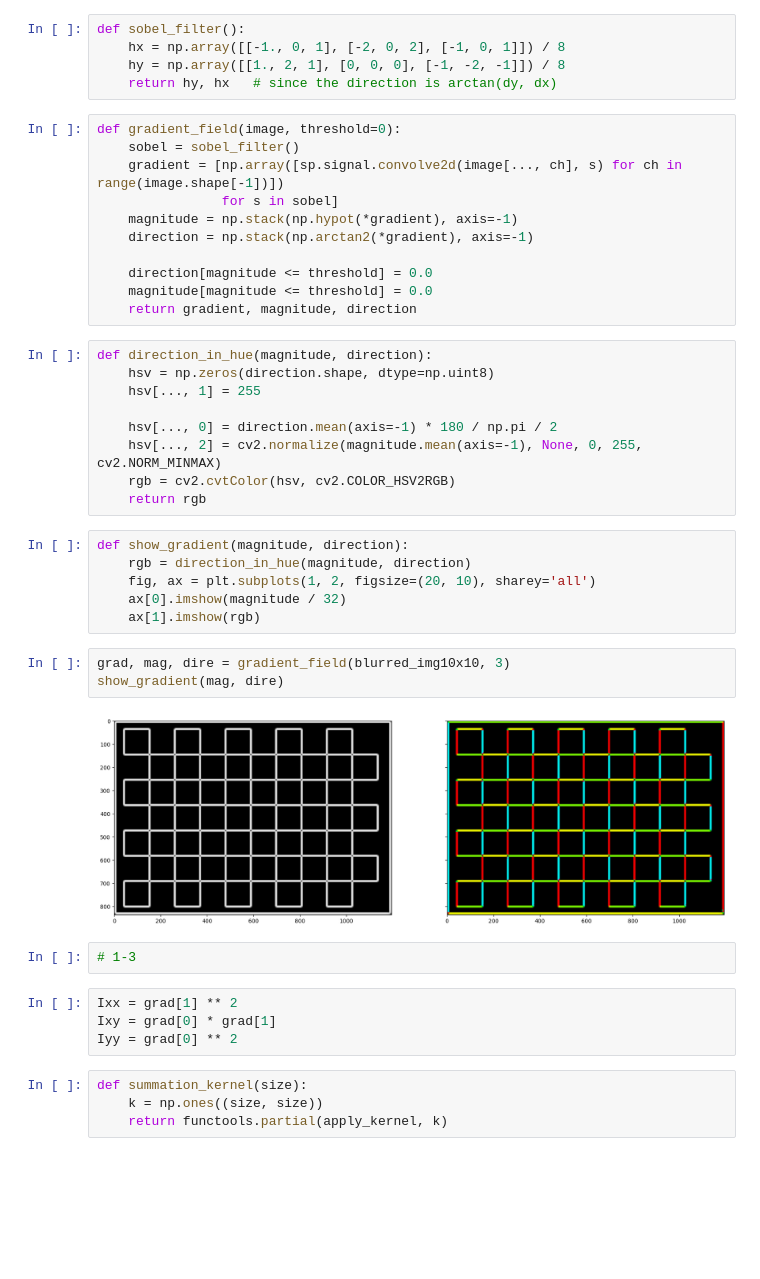
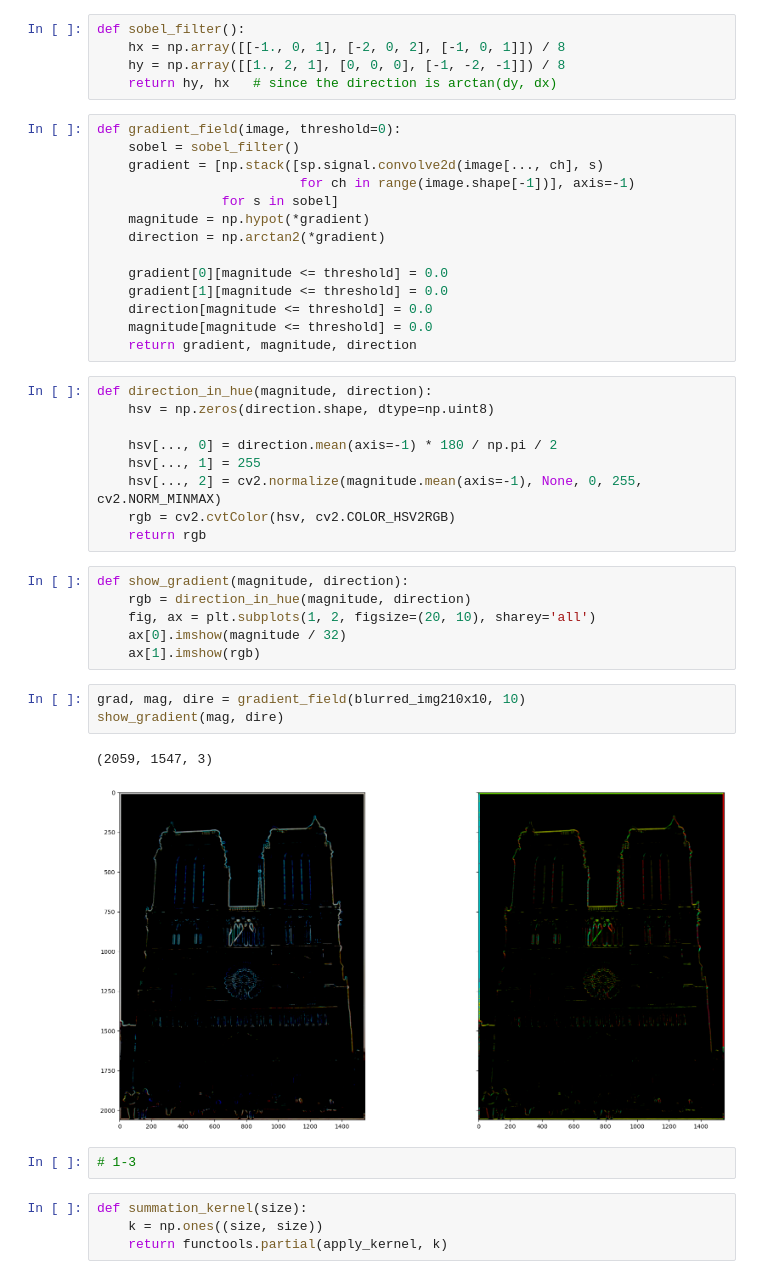
Before and after one commit to 25349023/harris-corner-sift-matching, a Jupyter notebook: 1/HW1-1.ipynb, the cells around one changed output. Saved outputs shown, nothing was run; the diff lists cells and outputs as text; blank space fills up the shorter version.

```diff
--- a/1/HW1-1.ipynb
+++ b/1/HW1-1.ipynb
@@ -90,20 +90,23 @@ def sobel_filter():
 # %%
 def gradient_field(image, threshold=0):
     sobel = sobel_filter()
-    gradient = [np.array([sp.signal.convolve2d(image[..., ch], s) for ch in range(image.shape[-1])])
+    gradient = [np.stack([sp.signal.convolve2d(image[..., ch], s)
+                          for ch in range(image.shape[-1])], axis=-1)
                 for s in sobel]
-    magnitude = np.stack(np.hypot(*gradient), axis=-1)
-    direction = np.stack(np.arctan2(*gradient), axis=-1)
+    magnitude = np.hypot(*gradient)
+    direction = np.arctan2(*gradient)
 
+    gradient[0][magnitude <= threshold] = 0.0
+    gradient[1][magnitude <= threshold] = 0.0
     direction[magnitude <= threshold] = 0.0
     magnitude[magnitude <= threshold] = 0.0
     return gradient, magnitude, direction
 # %%
 def direction_in_hue(magnitude, direction):
     hsv = np.zeros(direction.shape, dtype=np.uint8)
-    hsv[..., 1] = 255
 
     hsv[..., 0] = direction.mean(axis=-1) * 180 / np.pi / 2
+    hsv[..., 1] = 255
     hsv[..., 2] = cv2.normalize(magnitude.mean(axis=-1), None, 0, 255, cv2.NORM_MINMAX)
     rgb = cv2.cvtColor(hsv, cv2.COLOR_HSV2RGB)
     return rgb
@@ -114,16 +117,13 @@ def show_gradient(magnitude, direction):
     ax[0].imshow(magnitude / 32)
     ax[1].imshow(rgb)
 # %%
-grad, mag, dire = gradient_field(blurred_img10x10, 3)
+grad, mag, dire = gradient_field(blurred_img210x10, 10)
 show_gradient(mag, dire)
 # %% [output]
+(2059, 1547, 3)
-[figure, old version]
+[figure, new version]
 # %%
 # 1-3
-# %%
-Ixx = grad[1] ** 2
-Ixy = grad[0] * grad[1]
-Iyy = grad[0] ** 2
 # %%
 def summation_kernel(size):
     k = np.ones((size, size))
```
Also changed, not shown: parts of 6 cells of this notebook.
